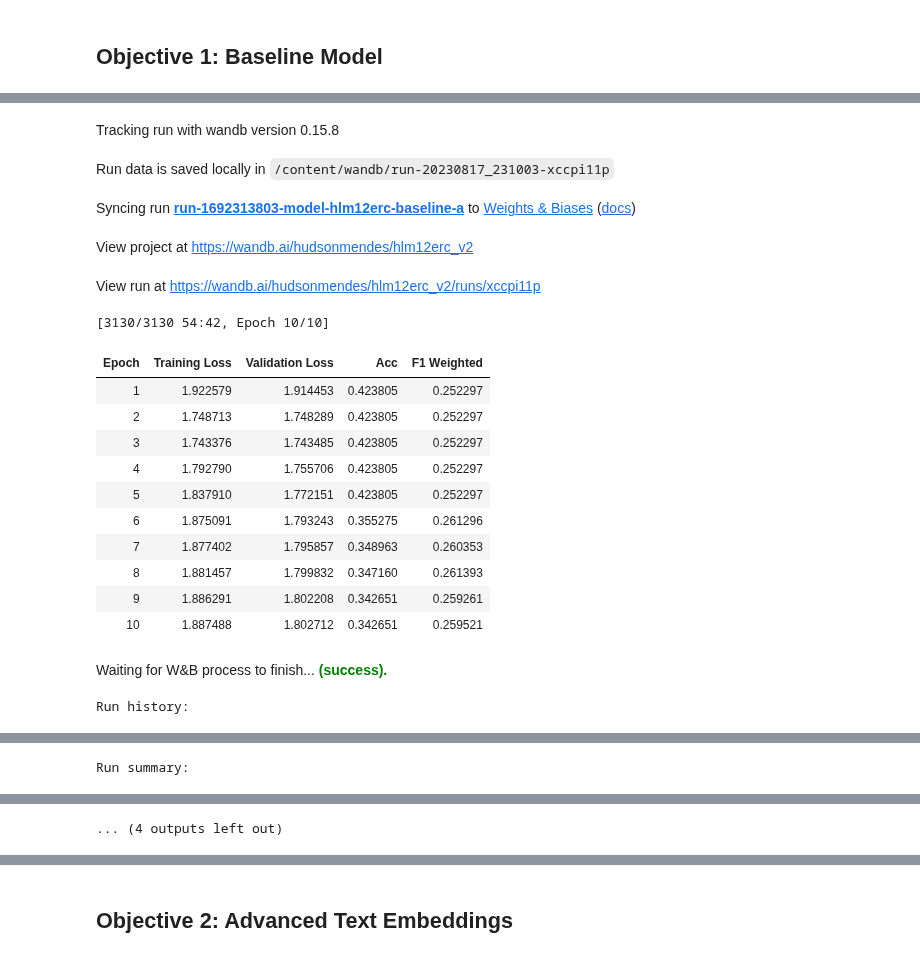
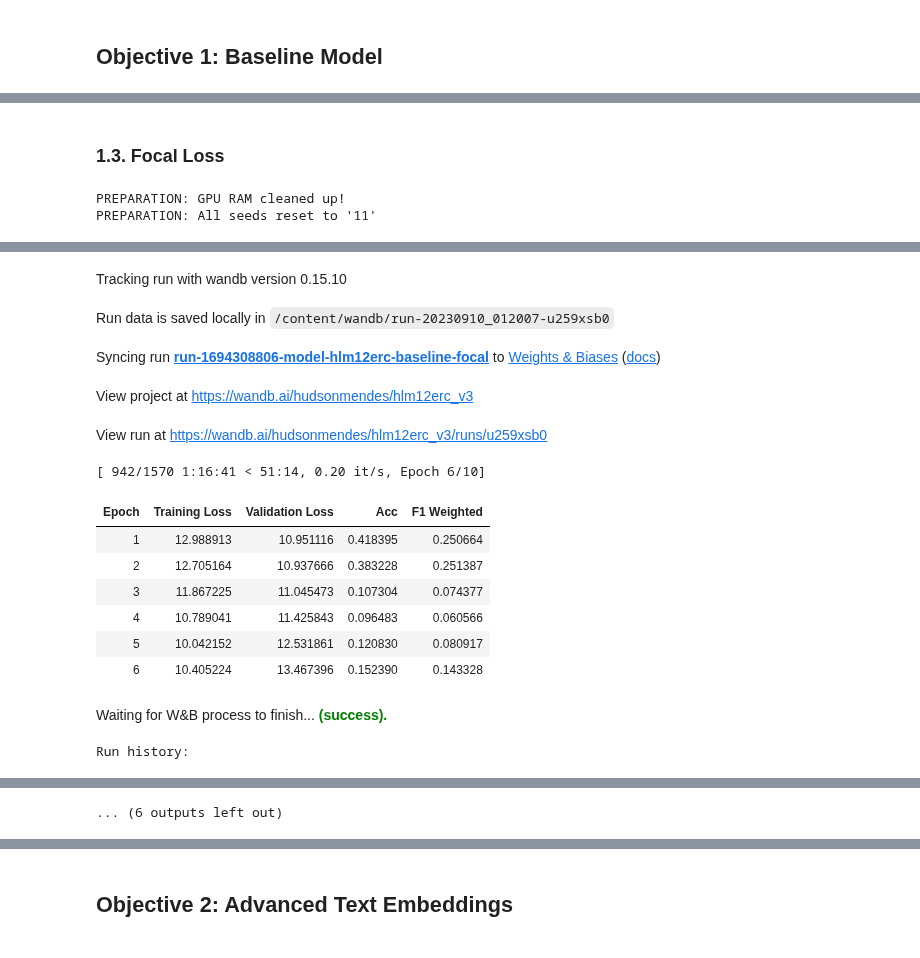
Before and after one commit to hudsonmendes/uolondon-cm3070-fp, a Jupyter notebook: dev/mlops.ipynb, the cells around one changed output, grey strips where cells are left out. Saved outputs shown, nothing was run; the diff lists cells and outputs as text; code cells hidden in the pictures.

```diff
--- a/dev/mlops.ipynb
+++ b/dev/mlops.ipynb
@@ -408,23 +405,28 @@ import random
 import torch
 import numpy as np
 
+def reset_training_state():
+  # clear GPU RAM
+  if torch.cuda.is_available():
+    torch.cuda.empty_cache()
+    print(f"PREPARATION: GPU RAM cleaned up!")
 
-def reset_all_randoms_to_default_seed():
-    random.seed(default_seed)
-    np.random.seed(default_seed)
-    torch.manual_seed(default_seed)
-    if torch.cuda.is_available():
-        torch.cuda.manual_seed_all(default_seed)
-    print(f"RANDOM: All seeds reset to '{default_seed}'")
+  # reset to standard seed
+  random.seed(default_seed)
+  np.random.seed(default_seed)
+  torch.manual_seed(default_seed)
+  if torch.cuda.is_available():
+    torch.cuda.manual_seed_all(default_seed)
+  print(f"PREPARATION: All seeds reset to '{default_seed}'")
 # %% [markdown]
 ## Training & Evaluation Helpers
 # %%
 import os
 from hlm12erc.modelling import ERCConfigLoader
 
-retinaface_config = ERCConfigLoader(dir_configs / f"adv-visual-retinaface.yml").load()
+retinaface_config = ERCConfigLoader(dir_configs / f"v-um-retinaface.yml").load()
 retinaface_weights = retinaface_config.visual_preprocess_retinaface_weights_path
 if not os.path.exists(retinaface_weights):
-    !mkdir -p .weights_cache/
-    !cp /content/drive/MyDrive/Models/torch/weights/retinaface_resnet50.pth $retinaface_weights
-    print(f"RetinaFace/ResNet50 weights copied into '{retinaface_weights}'")
+  !mkdir -p .weights_cache/
+  !cp /content/drive/MyDrive/Models/torch/weights/retinaface_resnet50.pth $retinaface_weights
+  print(f"RetinaFace/ResNet50 weights copied into '{retinaface_weights}'")
@@ -496,5 +525,4 @@ def evaluate_artifact(config_name: str, dataset: MeldDataset, batch_size: int, v
 # %%
-reset_all_randoms_to_default_seed()
-model_baseline = train_model("baseline", datasets=(ds_train, ds_valid), n_epochs=10, batch_size=32)
-evaluate_artifact("baseline", dataset=ds_valid, batch_size=32)
+train_model("baseline-cce", datasets=(ds_train, ds_valid), n_epochs=10, batch_size=64)
+evaluate_artifact("baseline-cce", dataset=ds_valid, batch_size=64)
 # %% [output]
@@ -542,5 +569,4 @@ Run summary:
 # %%
-reset_all_randoms_to_default_seed()
-model_baseline_t = train_model("baseline-t", datasets=(ds_train, ds_valid), n_epochs=10, batch_size=32)
-evaluate_artifact("baseline-t", dataset=ds_valid, batch_size=32)
+train_model("baseline-dice", datasets=(ds_train, ds_valid), n_epochs=10, batch_size=64)
+evaluate_artifact("baseline-dice", dataset=ds_valid, batch_size=64)
 # %% [output]
@@ -602,5 +615,8 @@ Run summary:
+# %% [markdown]
+### 1.3. Focal Loss
 # %%
-reset_all_randoms_to_default_seed()
-model_baseline_a = train_model("baseline-a", datasets=(ds_train, ds_valid), n_epochs=10, batch_size=32)
-evaluate_artifact("baseline-a", dataset=ds_valid, batch_size=32)
+train_model("baseline-focal", datasets=(ds_train, ds_valid), n_epochs=10, batch_size=64)
+evaluate_artifact("baseline-focal", dataset=ds_valid, batch_size=64)
 # %% [output]
+PREPARATION: GPU RAM cleaned up!
+PREPARATION: All seeds reset to '11'
@@ -607,19 +626,15 @@ evaluate_artifact("baseline-a", dataset=ds_valid, batch_size=32)
-Tracking run with wandb version 0.15.8
+Tracking run with wandb version 0.15.10
-Run data is saved locally in /content/wandb/run-20230817_231003-xccpi11p
+Run data is saved locally in /content/wandb/run-20230910_012007-u259xsb0
-Syncing run run-1692313803-model-hlm12erc-baseline-a to Weights & Biases (docs)
+Syncing run run-1694308806-model-hlm12erc-baseline-focal to Weights & Biases (docs)
-View project at https://wandb.ai/hudsonmendes/hlm12erc_v2
+View project at https://wandb.ai/hudsonmendes/hlm12erc_v3
-View run at https://wandb.ai/hudsonmendes/hlm12erc_v2/runs/xccpi11p
+View run at https://wandb.ai/hudsonmendes/hlm12erc_v3/runs/u259xsb0
-[3130/3130 54:42, Epoch 10/10]
+[ 942/1570 1:16:41 < 51:14, 0.20 it/s, Epoch 6/10]
 | Epoch | Training Loss | Validation Loss | Acc | F1 Weighted |
-| 1 | 1.922579 | 1.914453 | 0.423805 | 0.252297 |
-| 2 | 1.748713 | 1.748289 | 0.423805 | 0.252297 |
-| 3 | 1.743376 | 1.743485 | 0.423805 | 0.252297 |
-| 4 | 1.792790 | 1.755706 | 0.423805 | 0.252297 |
-| 5 | 1.837910 | 1.772151 | 0.423805 | 0.252297 |
-| 6 | 1.875091 | 1.793243 | 0.355275 | 0.261296 |
-| 7 | 1.877402 | 1.795857 | 0.348963 | 0.260353 |
-| 8 | 1.881457 | 1.799832 | 0.347160 | 0.261393 |
-| 9 | 1.886291 | 1.802208 | 0.342651 | 0.259261 |
-| 10 | 1.887488 | 1.802712 | 0.342651 | 0.259521 |
+| 1 | 12.988913 | 10.951116 | 0.418395 | 0.250664 |
+| 2 | 12.705164 | 10.937666 | 0.383228 | 0.251387 |
+| 3 | 11.867225 | 11.045473 | 0.107304 | 0.074377 |
+| 4 | 10.789041 | 11.425843 | 0.096483 | 0.060566 |
+| 5 | 10.042152 | 12.531861 | 0.120830 | 0.080917 |
+| 6 | 10.405224 | 13.467396 | 0.152390 | 0.143328 |
 Waiting for W&B process to finish... (success).
-Run history:
+Run history:
@@ -640,4 +655,3 @@ Run history:
 | train/train_runtime | ▁ |
 | train/train_samples_per_second | ▁ |
 | train/train_steps_per_second | ▁ |
-Run summary:
@@ -661 +658 @@ Run summary:
-... (4 outputs left out)
+... (6 outputs left out)
```
Also changed, not shown: parts of 77 cells of this notebook.
